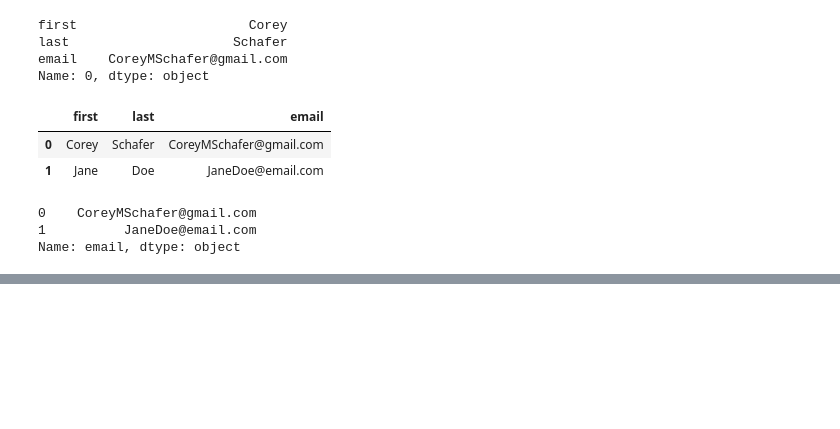
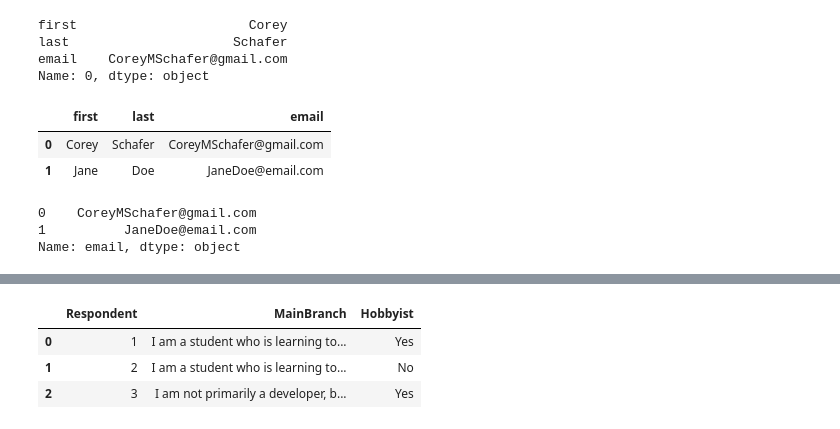
Before and after one commit to JoshKing85/machlearn, a Jupyter notebook: 00 Libraries/pandas/01_pandas_basics.ipynb, the cells around one changed output, grey strips where cells are left out. Cells and saved outputs as stored; diff of their text form; code cells hidden in the pictures; blank space fills up the shorter version.

Commit message:
updated folders and sci kit learn

```diff
--- a/00 Libraries/pandas/pandas.ipynb
+++ b/00 Libraries/pandas/01_pandas_basics.ipynb
@@ -80,6 +80,6 @@ dtypes: float64(5), int64(1), object(79)
 memory usage: 57.6+ MB
 # %%
 # read csv file to get infomation about column names from schema csv file.
-schema_df = pd.read_csv(r'C:\Users\joshk\OneDrive\Documents\Progamming\machine learning\00 Libraries\pandas\stack-overflow-developer-survey-2019\survey_results_schema.csv')
+schema_df = pd.read_csv(r'C:\Users\joshk\Documents\Progamming\stack-overflow-developer-survey-2019\survey_results_public.csv')
 schema_df
 # %% [output]
@@ -159,0 +210,9 @@ Name: email, dtype: object
+# %%
+# use slicing for inclusice selection, from index o -> 2 and from col names.
+
+schema_df.loc[:2,'Respondent': 'Hobbyist']
+# %% [output]
+|  | Respondent | MainBranch | Hobbyist |
+| 0 | 1 | I am a student who is learning to... | Yes |
+| 1 | 2 | I am a student who is learning to... | No |
+| 2 | 3 | I am not primarily a developer, b... | Yes |
```
Also changed, not shown: parts of 7 cells of this notebook, 7 other files.
